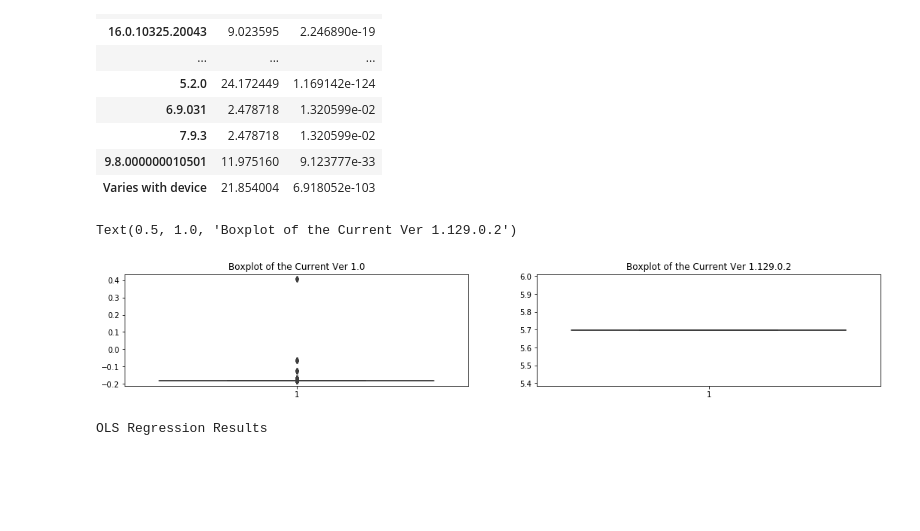
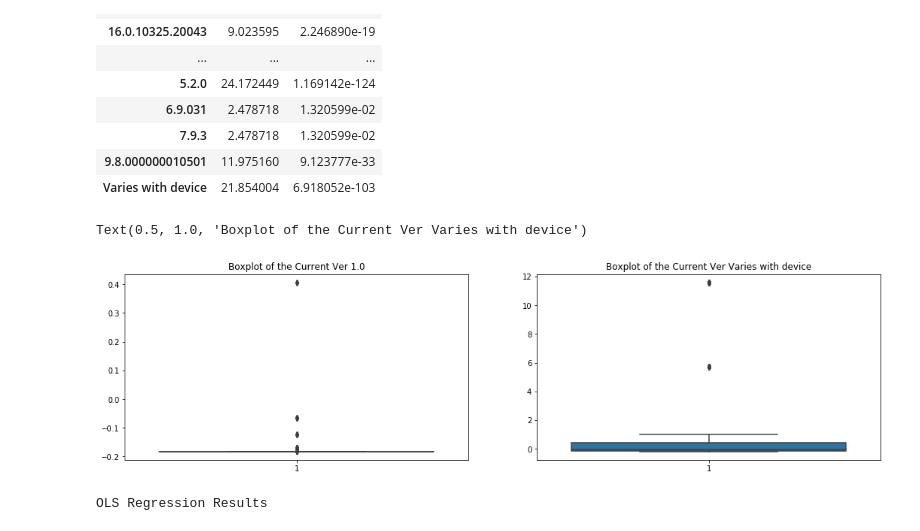
Before and after one commit to Fran-Benko/Coursera_Capstone_FB, a Jupyter notebook: EDA GooglePlay.ipynb, the cells around one changed output. Saved outputs shown, nothing was run; the diff lists cells and outputs as text; code cells hidden in the pictures; blank space fills up the shorter version.

```diff
--- a/EDA GooglePlay.ipynb
+++ b/EDA GooglePlay.ipynb
@@ -317,11 +371,11 @@ df_test_Cont=pd.concat([df["Installs"], dummy_variable_6], axis=1)
 # %%
 #Entrenamos al modelo de Ordinary Least Squares con la data de Current Ver para buscar la correlacion con la instalaciones
 import statsmodels.api as sm
-X=df_test_Curr.iloc[:-1,1:]
-X=sm.add_constant(X)
-y=df_test_Curr.iloc[:-1,0]
+X_cv=df_test_Curr.iloc[:-1,1:]
+X_cv=sm.add_constant(X_cv)
+y_cv=df_test_Curr.iloc[:-1,0]
 
-results_cv = sm.OLS(y,X).fit()
+results_cv = sm.OLS(y_cv,X_cv).fit()
 # %%
 results_cv.summary()
 # %%
@@ -348,24 +402,24 @@ df_results_cv[df_results_cv['p-values']<=0.05]
 | Varies with device | 21.854004 | 6.918052e-103 |
 # %%
 #Realizamos algunos BoxPlots para entender la distribucion de la data.
-fig = plt.figure(figsize=(18,6)) # create figure
+fig = plt.figure(figsize=(18,10)) # create figure
 
 # create subplots
 ax5 = fig.add_subplot(2, 2, 1)
 ax6 = fig.add_subplot(2, 2, 2)
 #ax7 = fig.add_subplot(2, 2, 3)
 #ax8 = fig.add_subplot(2, 2, 4)
 
 #Subplot 1
 ax5 = sns.boxplot(x=df[df[curr_ver_signif_corr[1]]==1][curr_ver_signif_corr[1]].values, y=df[df[curr_ver_signif_corr[1]]==1]['Installs'].values, ax=ax5)
 ax5.set_title('Boxplot of the Current Ver ' + curr_ver_signif_corr[1])
 
 #Subplot 2
-ax6 = sns.boxplot(x=df[df[curr_ver_signif_corr[2]]==1][curr_ver_signif_corr[2]].values, y=df[df[curr_ver_signif_corr[2]]==1]['Installs'].values, ax=ax6)
-ax6.set_title('Boxplot of the Current Ver ' + curr_ver_signif_corr[2])
+ax6 = sns.boxplot(x=df[df[curr_ver_signif_corr[28]]==1][curr_ver_signif_corr[28]].values, y=df[df[curr_ver_signif_corr[28]]==1]['Installs'].values, ax=ax6)
+ax6.set_title('Boxplot of the Current Ver ' + curr_ver_signif_corr[28])
 # %% [output]
-Text(0.5, 1.0, 'Boxplot of the Current Ver 1.129.0.2')
+Text(0.5, 1.0, 'Boxplot of the Current Ver Varies with device')
-[figure, old version]
+[figure, new version]
 # %%
 #Entrenamos al modelo de Ordinary Least Squares con la data de Category para buscar la correlacion con la instalaciones
 import statsmodels.api as sm
```
Also changed, not shown: parts of 16 cells of this notebook.
